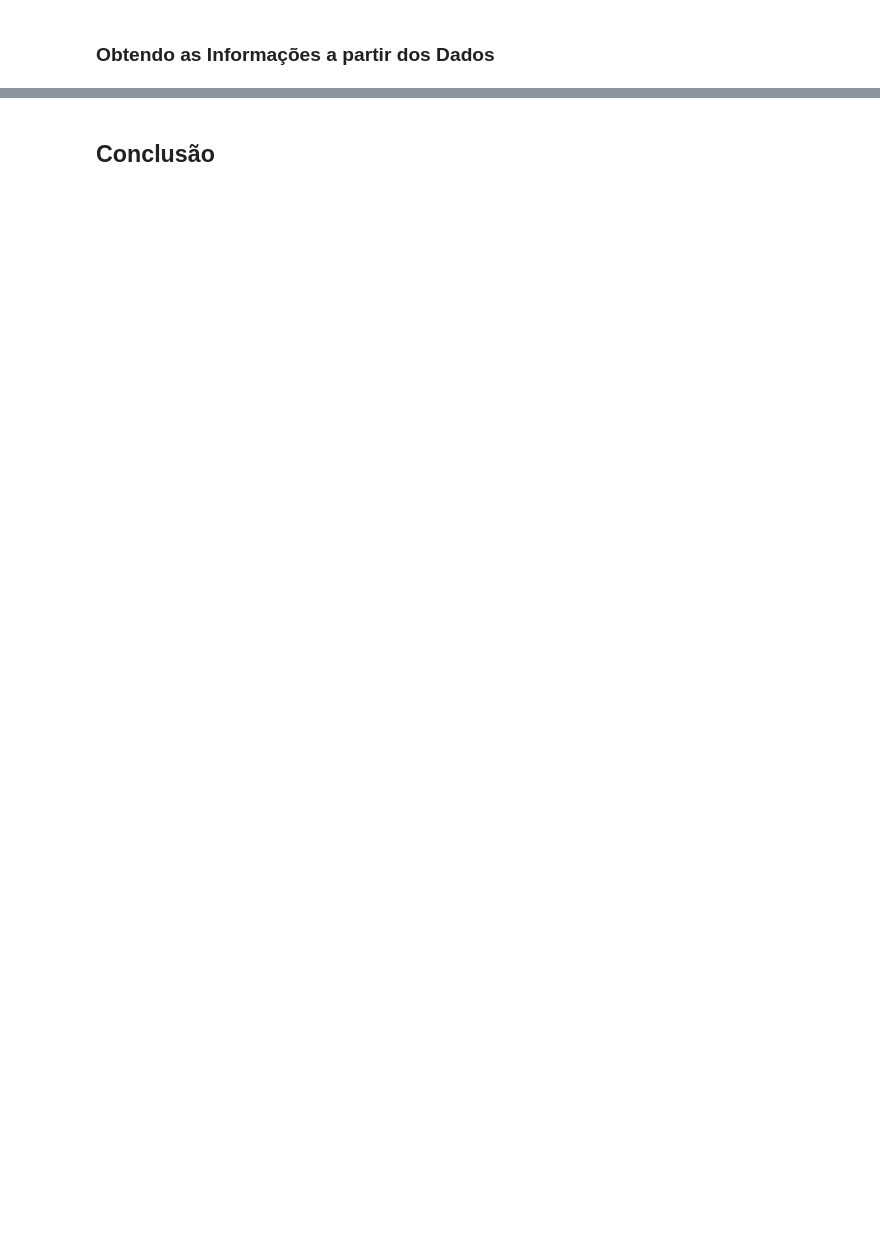
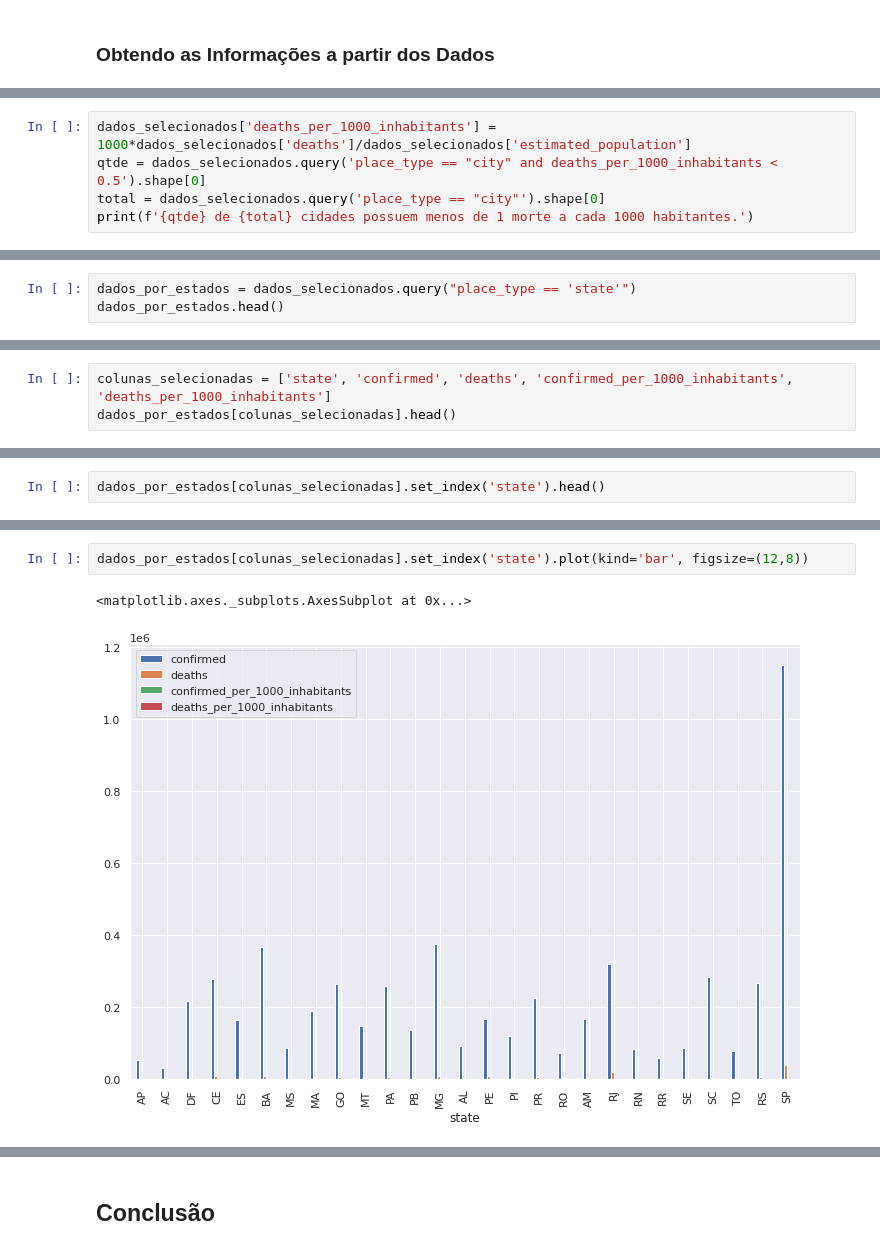
Before and after one commit to gustavopierre/data_science_portfolio, a Jupyter notebook: Gustavo_Moreira_Pierre.ipynb, the cells around one changed output, grey strips where cells are left out. Cells and saved outputs as stored; diff of their text form; blank space fills up the shorter version.

```diff
--- a/Gustavo_Moreira_Pierre.ipynb
+++ b/Gustavo_Moreira_Pierre.ipynb
@@ -429,0 +645,5 @@ array(['AP', 'AC', 'DF', 'CE', 'ES', 'BA', 'MS', 'MA', 'GO', 'MT', 'PA',
+# %%
+dados_selecionados['deaths_per_1000_inhabitants'] = 1000*dados_selecionados['deaths']/dados_selecionados['estimated_population']
+qtde = dados_selecionados.query('place_type == "city" and deaths_per_1000_inhabitants < 0.5').shape[0]
+total = dados_selecionados.query('place_type == "city"').shape[0]
+print(f'{qtde} de {total} cidades possuem menos de 1 morte a cada 1000 habitantes.')
@@ -429,0 +665,3 @@ array(['AP', 'AC', 'DF', 'CE', 'ES', 'BA', 'MS', 'MA', 'GO', 'MT', 'PA',
+# %%
+dados_por_estados = dados_selecionados.query("place_type == 'state'")
+dados_por_estados.head()
@@ -429,0 +679,3 @@ array(['AP', 'AC', 'DF', 'CE', 'ES', 'BA', 'MS', 'MA', 'GO', 'MT', 'PA',
+# %%
+colunas_selecionadas = ['state', 'confirmed', 'deaths', 'confirmed_per_1000_inhabitants', 'deaths_per_1000_inhabitants']
+dados_por_estados[colunas_selecionadas].head()
@@ -429,0 +689,2 @@ array(['AP', 'AC', 'DF', 'CE', 'ES', 'BA', 'MS', 'MA', 'GO', 'MT', 'PA',
+# %%
+dados_por_estados[colunas_selecionadas].set_index('state').head()
@@ -429,0 +699,5 @@ array(['AP', 'AC', 'DF', 'CE', 'ES', 'BA', 'MS', 'MA', 'GO', 'MT', 'PA',
+# %%
+dados_por_estados[colunas_selecionadas].set_index('state').plot(kind='bar', figsize=(12,8))
+# %% [output]
+<matplotlib.axes._subplots.AxesSubplot at 0x...>
+[figure, added]
```
Also changed, not shown: parts of 36 cells of this notebook.
